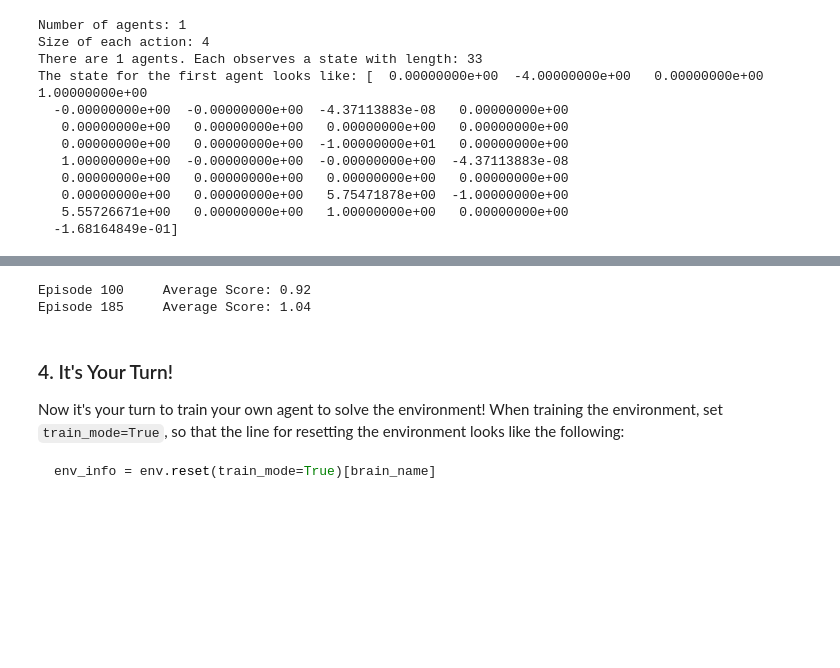
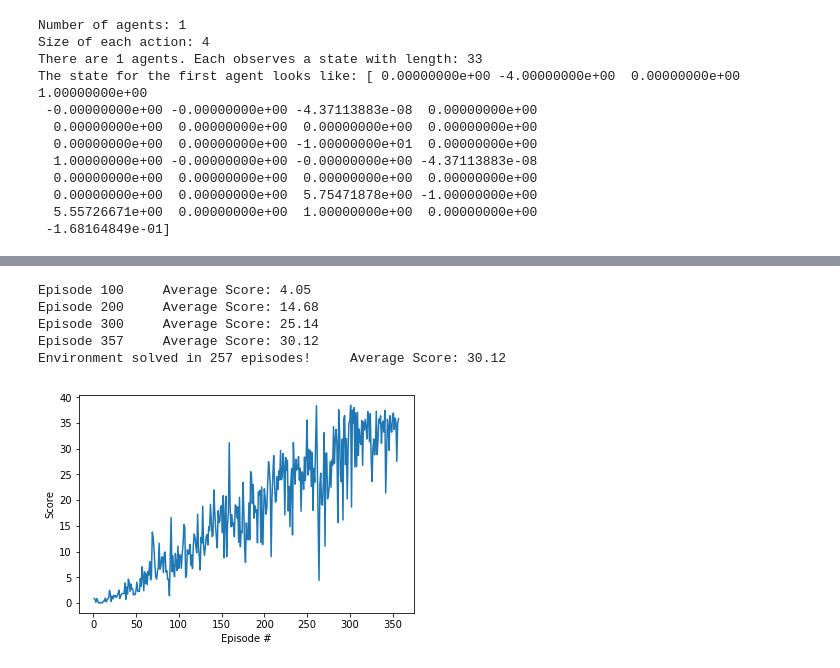
Before and after one commit to nkassis/drlnd-p2, a Jupyter notebook: report.ipynb, the cells around one changed output, grey strips where cells are left out. Saved outputs shown, nothing was run; the diff lists cells and outputs as text; code cells hidden in the pictures; blank space fills up the shorter version.

Commit message:
Agent finally got to +30 average

````diff
--- a/report.ipynb
+++ b/report.ipynb
@@ -16,5 +20,5 @@ Loading the environment.
 # %%
-env = UnityEnvironment(file_name='reacher\Reacher.exe')
+env = UnityEnvironment(file_name='reacher/Reacher.x86_64')
 # %% [output]
 INFO:unityagents:
 'Academy' started successfully!
@@ -74,16 +91,16 @@ agent = Agent(
     state_size=state_size,
     action_size=action_size,
     buffer_size=int(1e5),
-    batch_size=128,
+    batch_size=256,
     gamma=0.99,
-    tau=1e-2,
+    tau=1e-1,
     lr_actor=1e-3,
-    lr_critic=1e-4,
-    weight_decay=0.01,
-    random_seed=2
+    lr_critic=3e-4,
+    weight_decay=1e-3,
+    random_seed=0
 )
 # %%
-def ddpg(n_episodes=1000, max_t=500, print_every=100):
+def ddpg(n_episodes=1000, print_every=100):
     scores_deque = deque(maxlen=print_every)
     scores = []
     for i_episode in range(1, n_episodes+1):
@@ -91,48 +108,45 @@ def ddpg(n_episodes=1000, max_t=500, print_every=100):
         state = env_info.vector_observations[0]
         agent.reset()
         score = 0
-        for t in range(max_t):
+        while True:
             action = agent.act(state)
             env_info = env.step(action)[brain_name]
             next_state = env_info.vector_observations[0]
             reward = env_info.rewards[0]
             done = env_info.local_done[0]
             agent.step(state, action, reward, next_state, done)
             state = next_state
             score += reward
             if done:
                 break
         scores_deque.append(score)
         scores.append(score)
         print('\rEpisode {}\tAverage Score: {:.2f}'.format(i_episode, np.mean(scores_deque)), end="")
         torch.save(agent.actor_local.state_dict(), 'checkpoint_actor.pth')
         torch.save(agent.critic_local.state_dict(), 'checkpoint_critic.pth')
         if i_episode % print_every == 0:
             print('\rEpisode {}\tAverage Score: {:.2f}'.format(i_episode, np.mean(scores_deque)))
         if np.mean(scores_deque) >= 30.0:
-            print('\nEnvironment solved in {:d} episodes!\tAverage Score: {:.2f}'.format(i_episode-100, np.mean(scores_window)))
+            print('\nEnvironment solved in {:d} episodes!\tAverage Score: {:.2f}'.format(i_episode-100, np.mean(scores_deque)))
             torch.save(agent.actor_local.state_dict(), 'checkpoint_actor.pth')
             torch.save(agent.critic_local.state_dict(), 'checkpoint_critic.pth')
             break
     return scores
 
 scores = ddpg()
 
 fig = plt.figure()
 ax = fig.add_subplot(111)
 plt.plot(np.arange(1, len(scores)+1), scores)
 plt.ylabel('Score')
 plt.xlabel('Episode #')
 plt.show()
 # %% [output]
-Episode 100     Average Score: 0.92
-Episode 185     Average Score: 1.04
+Episode 100     Average Score: 4.05
+Episode 200     Average Score: 14.68
+Episode 300     Average Score: 25.14
+Episode 357     Average Score: 30.12
+Environment solved in 257 episodes!     Average Score: 30.12
+[figure, added]
 # %%
 env.close()
-# %% [markdown]
-### 4. It's Your Turn!
-
-Now it's your turn to train your own agent to solve the environment!  When training the environment, set `train_mode=True`, so that the line for resetting the environment looks like the following:
-```python
-env_info = env.reset(train_mode=True)[brain_name]
-```
````
Also changed, not shown: parts of 6 cells of this notebook, 5 other files.
